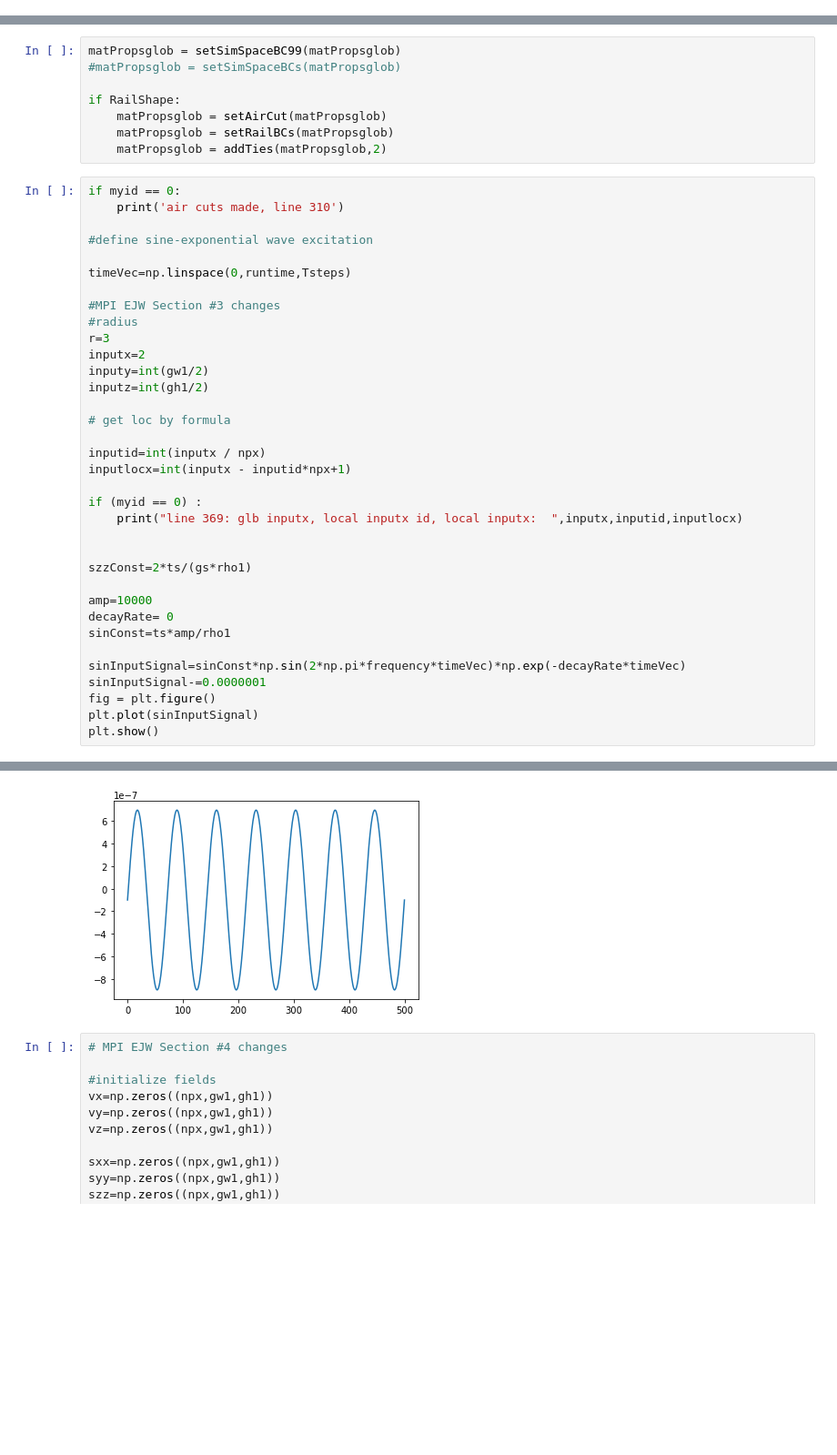
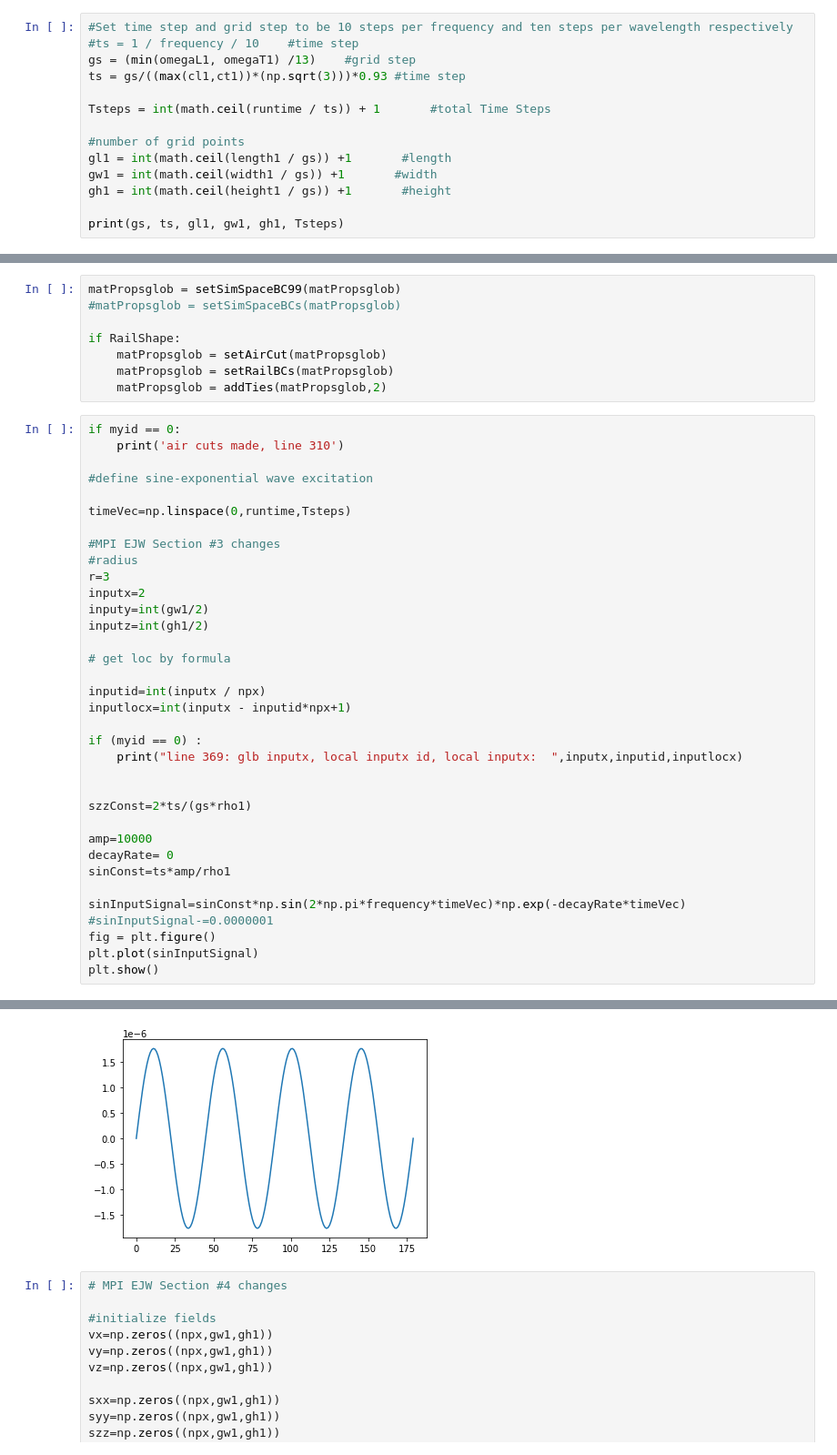
Before and after one commit to danchendrickson/3D_EFIT, a Jupyter notebook: EFIT_MPI_Rail-Copy1.ipynb, the cells around one changed output, grey strips where cells are left out. Shown at 91% size. Saved outputs shown, nothing was run; the diff lists cells and outputs as text; blank space fills up the shorter version.

```diff
--- a/EFIT_MPI_Rail-Copy1.ipynb
+++ b/EFIT_MPI_Rail-Copy1.ipynb
@@ -19,0 +120,14 @@ import matplotlib.animation as animation
+# %%
+#Set time step and grid step to be 10 steps per frequency and ten steps per wavelength respectively
+#ts = 1 / frequency / 10    #time step
+gs = (min(omegaL1, omegaT1) /13)    #grid step
+ts = gs/((max(cl1,ct1))*(np.sqrt(3)))*0.93 #time step
+
+Tsteps = int(math.ceil(runtime / ts)) + 1       #total Time Steps
+
+#number of grid points
+gl1 = int(math.ceil(length1 / gs)) +1       #length
+gw1 = int(math.ceil(width1 / gs)) +1       #width
+gh1 = int(math.ceil(height1 / gs)) +1       #height
+
+print(gs, ts, gl1, gw1, gh1, Tsteps)
@@ -1367,35 +1490,35 @@ timeVec=np.linspace(0,runtime,Tsteps)
 
 #MPI EJW Section #3 changes
 #radius
 r=3
 inputx=2
 inputy=int(gw1/2)
 inputz=int(gh1/2)
 
 # get loc by formula
 
 inputid=int(inputx / npx)
 inputlocx=int(inputx - inputid*npx+1)
 
 if (myid == 0) :
     print("line 369: glb inputx, local inputx id, local inputx:  ",inputx,inputid,inputlocx)
 
 
 szzConst=2*ts/(gs*rho1)
 
 amp=10000
 decayRate= 0
 sinConst=ts*amp/rho1
 
 sinInputSignal=sinConst*np.sin(2*np.pi*frequency*timeVec)*np.exp(-decayRate*timeVec)
-sinInputSignal-=0.0000001
+#sinInputSignal-=0.0000001
 fig = plt.figure()
 plt.plot(sinInputSignal)
 plt.show()
 # %% [output]
 air cuts made, line 310
 line 369: glb inputx, local inputx id, local inputx:   2 0 3
-[figure, old version]
+[figure, new version]
 # %%
 # MPI EJW Section #4 changes
 
```
Also changed, not shown: parts of 27 cells of this notebook, 5 other files.
